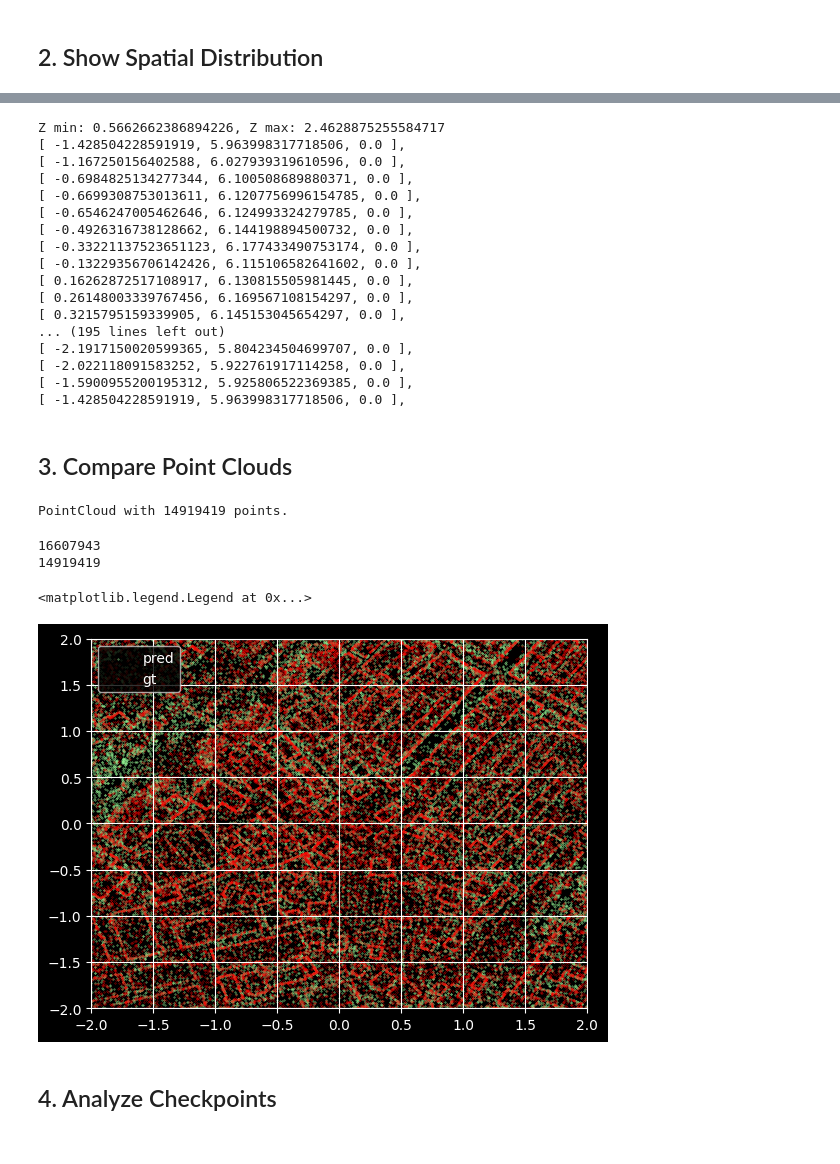
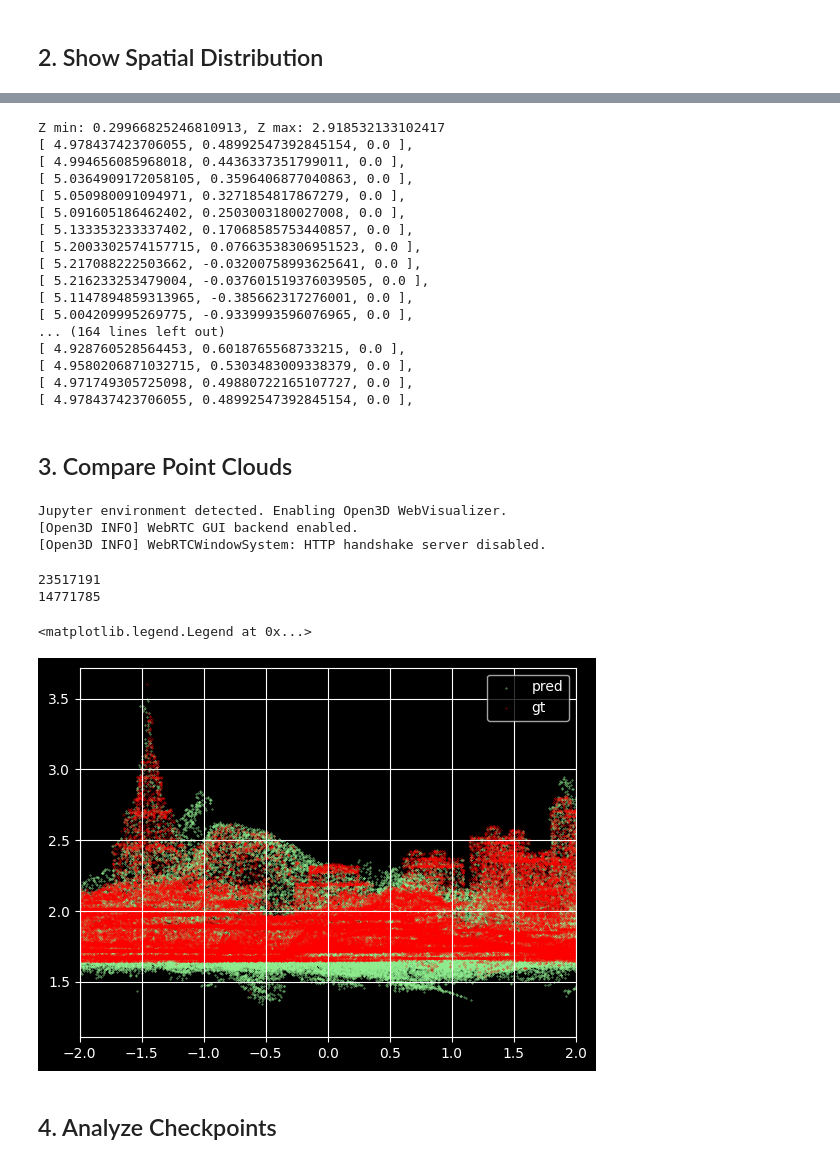
Before and after one commit to DekuLiuTesla/CityGaussian, a Jupyter notebook: notebooks/pcd_analysis.ipynb, the cells around one changed output, grey strips where cells are left out. Drawn from its saved outputs; the diff is of its cells as text; code cells hidden in the pictures.

```diff
--- a/notebooks/pcd_analysis.ipynb
+++ b/notebooks/pcd_analysis.ipynb
@@ -84,63 +153,60 @@ plt.show()
 # %%
-print(f"Z min: {np.min(filtered_pcd[:, 2])}, Z max: {np.max(filtered_pcd[:, 2])}")
+print(f"Z min: {np.min(filtered_pcd[mask, 2])}, Z max: {np.max(filtered_pcd[mask, 2])}")
 # for idx in hull_list:
 #     print(f"[ {filtered_pcd[idx, 0]}, {filtered_pcd[idx, 1]}, 0.0 ],")
 for idx in range(len(x)):
     print(f"[ {x[idx]}, {y[idx]}, 0.0 ],")
 # %% [output]
-Z min: 0.5662662386894226, Z max: 2.4628875255584717
-[ -1.428504228591919, 5.963998317718506, 0.0 ],
-[ -1.167250156402588, 6.027939319610596, 0.0 ],
-[ -0.6984825134277344, 6.100508689880371, 0.0 ],
-[ -0.6699308753013611, 6.1207756996154785, 0.0 ],
-[ -0.6546247005462646, 6.124993324279785, 0.0 ],
-[ -0.4926316738128662, 6.144198894500732, 0.0 ],
-[ -0.33221137523651123, 6.177433490753174, 0.0 ],
-[ -0.13229356706142426, 6.115106582641602, 0.0 ],
-[ 0.16262872517108917, 6.130815505981445, 0.0 ],
-[ 0.26148003339767456, 6.169567108154297, 0.0 ],
-[ 0.3215795159339905, 6.145153045654297, 0.0 ],
-... (195 lines left out)
-[ -2.1917150020599365, 5.804234504699707, 0.0 ],
-[ -2.022118091583252, 5.922761917114258, 0.0 ],
-[ -1.5900955200195312, 5.925806522369385, 0.0 ],
-[ -1.428504228591919, 5.963998317718506, 0.0 ],
+Z min: 0.29966825246810913, Z max: 2.918532133102417
+[ 4.978437423706055, 0.48992547392845154, 0.0 ],
+[ 4.994656085968018, 0.4436337351799011, 0.0 ],
+[ 5.0364909172058105, 0.3596406877040863, 0.0 ],
+[ 5.050980091094971, 0.3271854817867279, 0.0 ],
+[ 5.091605186462402, 0.2503003180027008, 0.0 ],
+[ 5.133353233337402, 0.17068585753440857, 0.0 ],
+[ 5.2003302574157715, 0.07663538306951523, 0.0 ],
+[ 5.217088222503662, -0.03200758993625641, 0.0 ],
+[ 5.216233253479004, -0.037601519376039505, 0.0 ],
+[ 5.1147894859313965, -0.385662317276001, 0.0 ],
+[ 5.004209995269775, -0.9339993596076965, 0.0 ],
+... (164 lines left out)
+[ 4.928760528564453, 0.6018765568733215, 0.0 ],
+[ 4.9580206871032715, 0.5303483009338379, 0.0 ],
+[ 4.971749305725098, 0.49880722165107727, 0.0 ],
+[ 4.978437423706055, 0.48992547392845154, 0.0 ],
 # %% [markdown]
 ## 3. Compare Point Clouds
 # %%
 import open3d as o3d
 
-pcd_path = '../outputs/citygs2d_lfls_coarse_lnorm8_wo_vast/mesh/epoch=32-step=30000/evaluation/pcd.ply'
-gt_pcd_path = '../outputs/citygs2d_lfls_coarse_lnorm8_wo_vast/mesh/epoch=32-step=30000/evaluation/gt_pcd.ply'
-# ref_path = "../outputs/citygs_flatten_lfls_coarse/mesh/epoch=32-step=30000/evaluation/pcd.ply"
+pcd_path = '../outputs/citygs2d_smbu_coarse_lnorm4_wo_vast_sep_depth_init_5/mesh/epoch=60-step=30000/evaluation/pcd_org.ply'
+gt_pcd_path = '../outputs/citygs2d_smbu_coarse_lnorm4_wo_vast_sep_depth_init_5/mesh/epoch=60-step=30000/evaluation/gt_pcd.ply'
+# ref_path = "../outputs/citygs_flatten_smbu_coarse/mesh/epoch=60-step=30000/evaluation/pcd.ply"
 pcd = o3d.io.read_point_cloud(pcd_path)
 gt_pcd = o3d.io.read_point_cloud(gt_pcd_path)
 # ref_pcd = o3d.io.read_point_cloud(ref_path)
+# %% [output]
+Jupyter environment detected. Enabling Open3D WebVisualizer.
+[Open3D INFO] WebRTC GUI backend enabled.
+[Open3D INFO] WebRTCWindowSystem: HTTP handshake server disabled.
-# %%
-transform_dir = '../data/GauU_Scene/Downsampled/SMBU/transform.txt'
-with open(transform_dir, 'r') as f:
-    transform = np.loadtxt(f)
-pcd.transform(np.linalg.inv(transform))
-gt_pcd.transform(np.linalg.inv(transform))
-# %% [output]
-PointCloud with 14919419 points.
 # %%
 plt.figure()
 # print(len(ref_pcd.points))
 print(len(pcd.points))
 print(len(gt_pcd.points))
-# plt.scatter(np.array(ref_pcd.points)[::100, 0], np.array(ref_pcd.points)[::100, 2], s=0.1, label='ref', c='r')
-plt.scatter(np.array(pcd.points)[::100, 0], np.array(pcd.points)[::100, 1], s=0.1, label='pred', c='lightgreen')
-plt.scatter(np.array(gt_pcd.points)[::100, 0], np.array(gt_pcd.points)[::100, 1], s=0.05, label='gt', c='red')
+# plt.scatter(np.array(ref_pcd.points)[::100, 0], np.array(ref_pcd.points)[::100, 2], s=0.1, label='ref', c='lightblue')
+plt.scatter(np.array(pcd.points)[::100, 0], np.array(pcd.points)[::100, 2], s=0.1, label='pred', c='lightgreen')
+plt.scatter(np.array(gt_pcd.points)[::100, 0], np.array(gt_pcd.points)[::100, 2], s=0.05, label='gt', c='red')
 plt.xlim(-2, 2)
-plt.ylim(-2, 2)
+# plt.ylim(-2, 2)
+# plt.axis('equal')
 plt.grid()
 plt.legend()
 # %% [output]
-16607943
-14919419
+23517191
+14771785
 <matplotlib.legend.Legend at 0x...>
-[figure, old version]
+[figure, new version]
 # %% [markdown]
 ## 4. Analyze Checkpoints
 # %%
```
Also changed, not shown: parts of 9 cells of this notebook.
